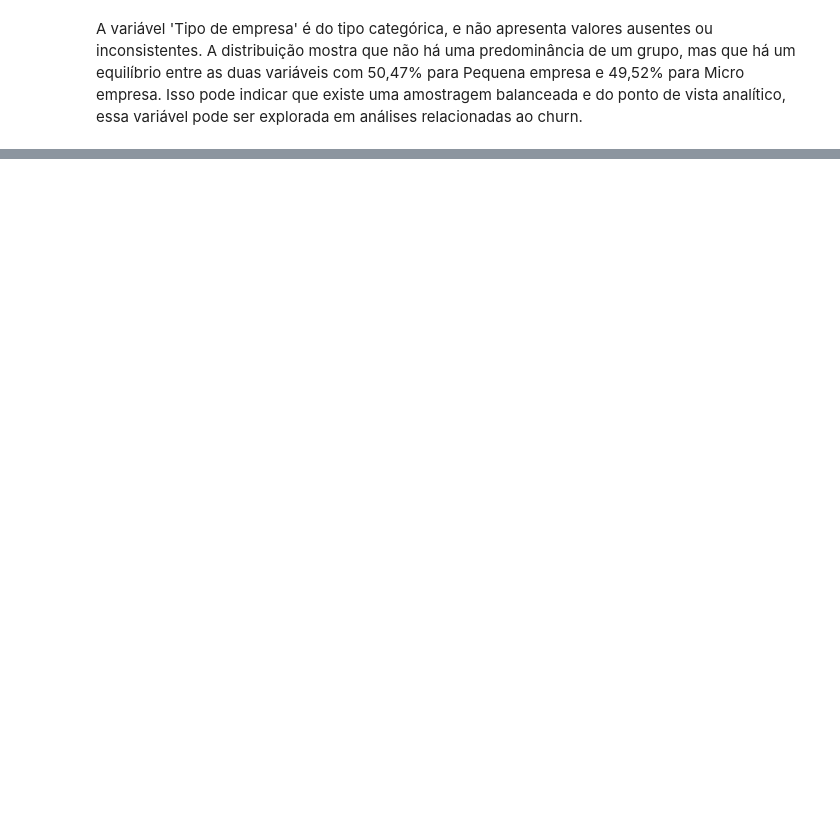
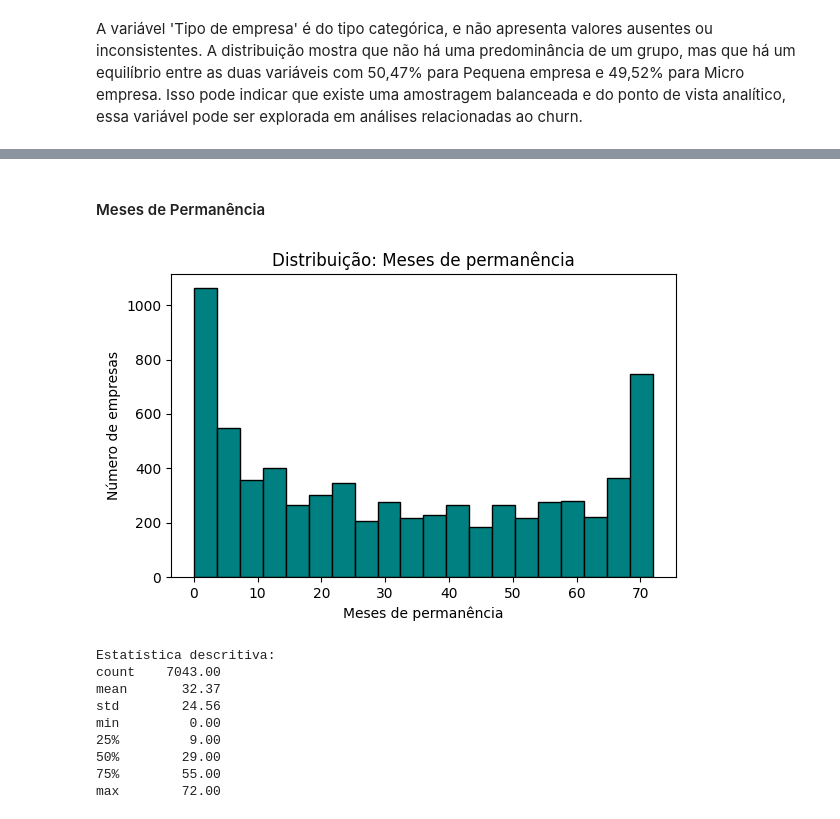
Before and after one commit to carolcalandrine/Analise-churn, a Jupyter notebook: projeto_churn.ipynb, the cells around one changed output, grey strips where cells are left out. Saved outputs shown, nothing was run; the diff lists cells and outputs as text; code cells hidden in the pictures; blank space fills up the shorter version.

```diff
--- a/projeto_churn.ipynb
+++ b/projeto_churn.ipynb
@@ -224,0 +265,30 @@ plt.show()
+# %% [markdown]
+#### Meses de Permanência
+# %%
+# Análise da coluna 'Meses de permanência'
+col = 'Meses de permanência'
+
+# Estatística descritiva
+stats = round(df[col].describe(),2)
+
+# Histograma
+plt.figure(figsize=(6,4))
+plt.hist(df[col], bins=20, edgecolor='black', color= '#008080')
+plt.title('Distribuição: Meses de permanência')
+plt.xlabel('Meses de permanência')
+plt.ylabel('Número de empresas')
+plt.tight_layout()
+plt.show()
+
+print(f'Estatística descritiva:\n{stats.to_string()}')
+# %% [output]
+[figure, added]
+Estatística descritiva:
+count    7043.00
+mean       32.37
+std        24.56
+min         0.00
+25%         9.00
+50%        29.00
+75%        55.00
+max        72.00
```
Also changed, not shown: parts of 43 cells of this notebook.
